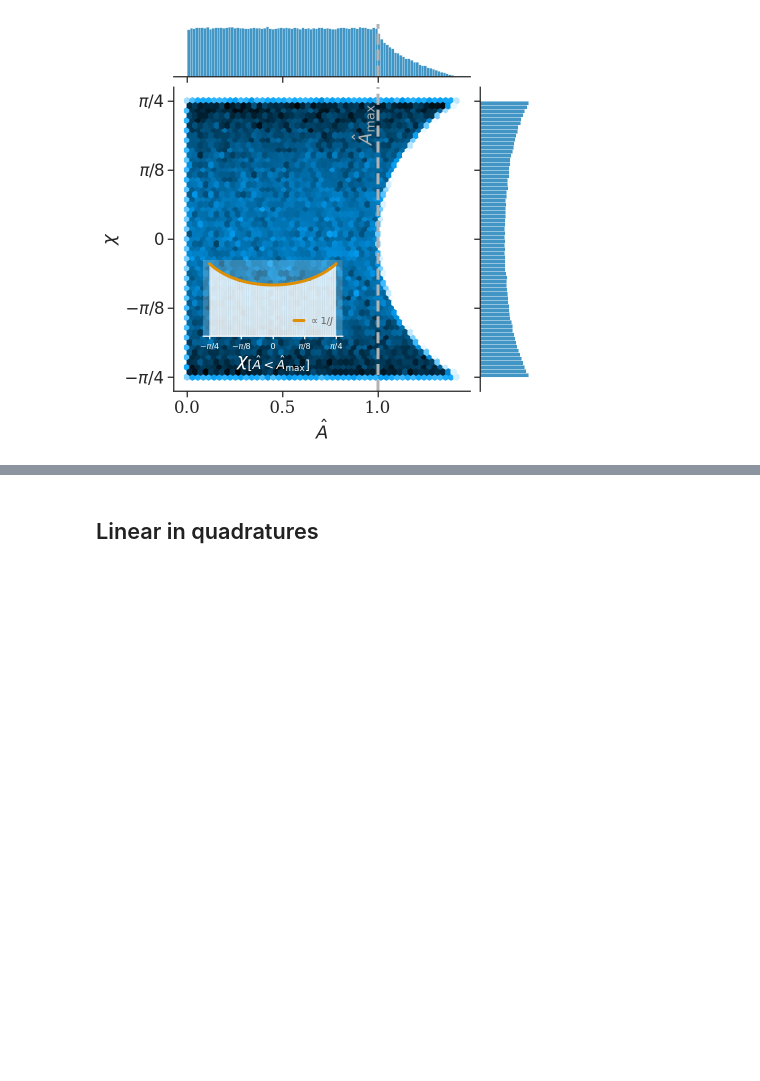
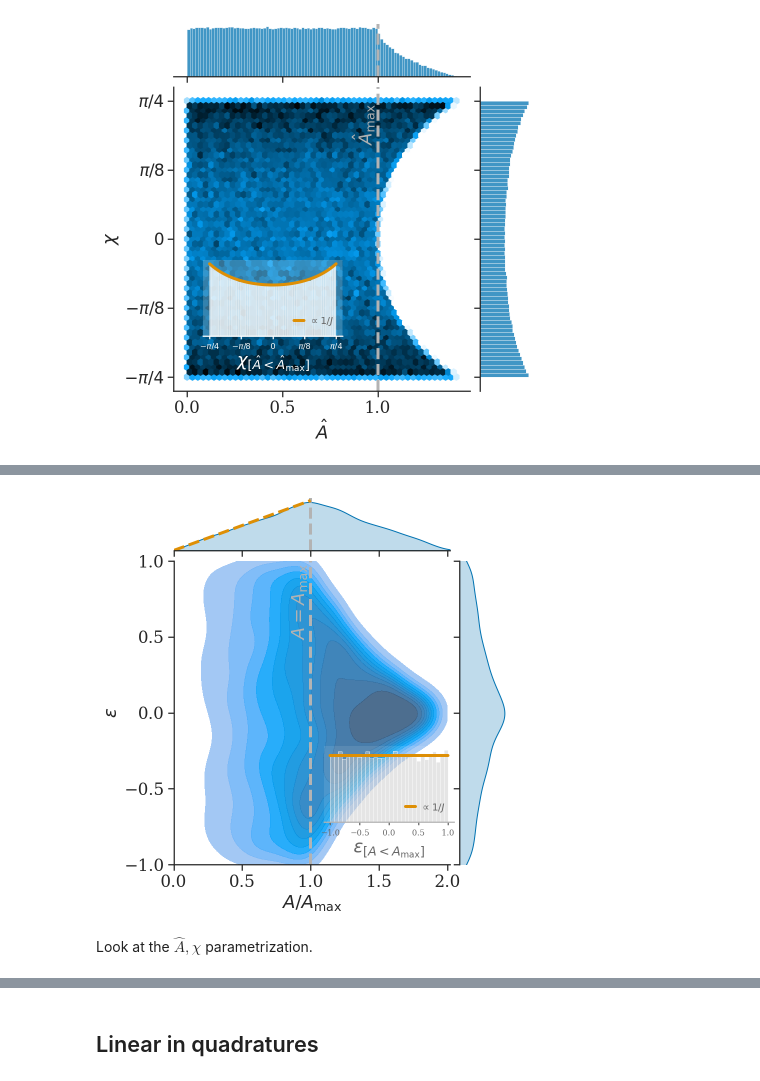
Before and after one commit to maxisi/gwpols, a Jupyter notebook: notebooks/jacobians.ipynb, the cells around one changed output, grey strips where cells are left out. Drawn from its saved outputs; the diff is of its cells as text; code cells hidden in the pictures; blank space fills up the shorter version.

```diff
--- a/notebooks/jacobians.ipynb
+++ b/notebooks/jacobians.ipynb
@@ -226,0 +264,62 @@ g.ax_joint.annotate(r"$\hat{A}_\mathrm{max}$",
+# %%
+def inv_jac_Arl_to_Aep(A):
+    j = A
+    return j / trapz(j, A)
+# %%
+Nplot = 10000
+
+ix = rng.choice(len(A), min(Nplot, len(A)), replace=False)
+x = A[ix]
+y = e[ix]
+
+g = sns.jointplot(x=x, y=y, xlim=(0, max(A)*1.01), ylim=(-1,1), kind='kde',
+                  joint_kws=dict(clip=((0,2), (-1,1)), levels=12, fill=True, alpha=0.9))
+
+g.ax_joint.set_xlabel(r'$A/A_{\rm max}$')
+g.ax_joint.set_ylabel(r'$\epsilon$');
+
+g.ax_joint.set_yticks([-1, -0.5, 0, 0.5, 1])
+
+lkws = dict(c='0.7', ls='--', lw=3)
+g.ax_joint.axvline(Amax, **lkws);
+g.ax_marg_x.axvline(Amax, **lkws);
+
+# g.ax_joint.tick_params(direction='in')
+
+As = np.linspace(0, 1, 100)
+g.ax_marg_x.plot(As, inv_jac_Arl_to_Aep(As)/2,
+           c=sns.color_palette()[1],
+          lw=3, ls='--')
+
+axins = g.ax_joint.inset_axes([0.545, 0.14, 0.47, 0.25])
+axins.tick_params(labelsize=8, labelcolor='0.4', color='0.4', length=3)
+
+sns.histplot(e[A<=Amax], ax=axins, stat='density',
+             color='0.8', alpha=0.5)
+
+es = np.linspace(-0.999, 0.999, 100)
+axins.plot(es, np.ones(len(es))/2,
+           c=sns.color_palette()[1],
+           label=r'$\propto 1/J$',
+          lw=3)
+axins.set_xlabel(r'$\epsilon_{[A < A_{\rm max}]}$', color='0.4')
+axins.set_ylabel(None);
+axins.set_yticks([]);
+axins.patch.set_alpha(0.1);
+for k in ['top', 'right', 'left']:
+    axins.spines[k].set_visible(False)
+axins.spines['bottom'].set_color('0.7')
+axins.legend(fontsize=10, frameon=False, labelcolor='0.4', loc='lower right',
+             handlelength=1, handletextpad=0.5);
+
+
+g.ax_joint.annotate(r"$A=A_\mathrm{max}$",
+            xy=(Amax, 1), xycoords='data', rotation=90,
+            xytext=(-2, -3), textcoords='offset points',
+            horizontalalignment='right', verticalalignment='top',
+            color=lkws['c']);
+plt.savefig("jac_Aeps_Arl.pdf", bbox_inches='tight')
+# %% [output]
+[figure, added]
+# %% [markdown]
+Look at the $\hat{A},\chi$ parametrization.
```
Also changed, not shown: parts of 16 cells of this notebook, 5 other files.
